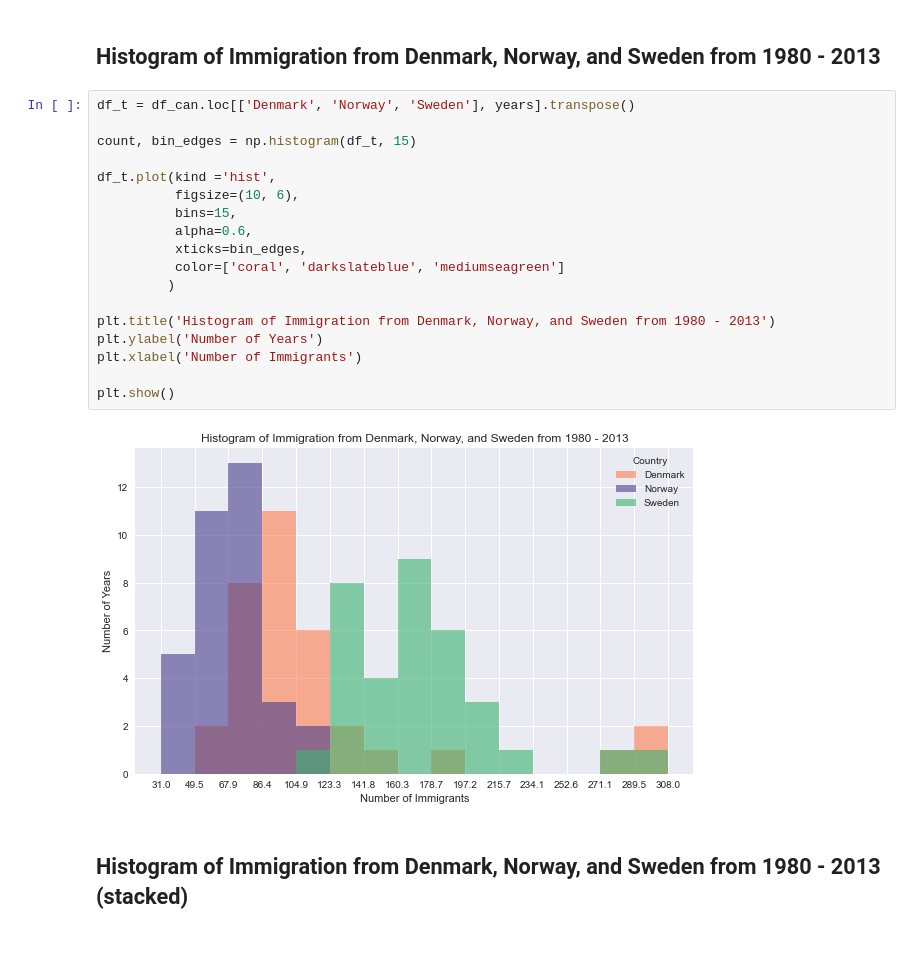
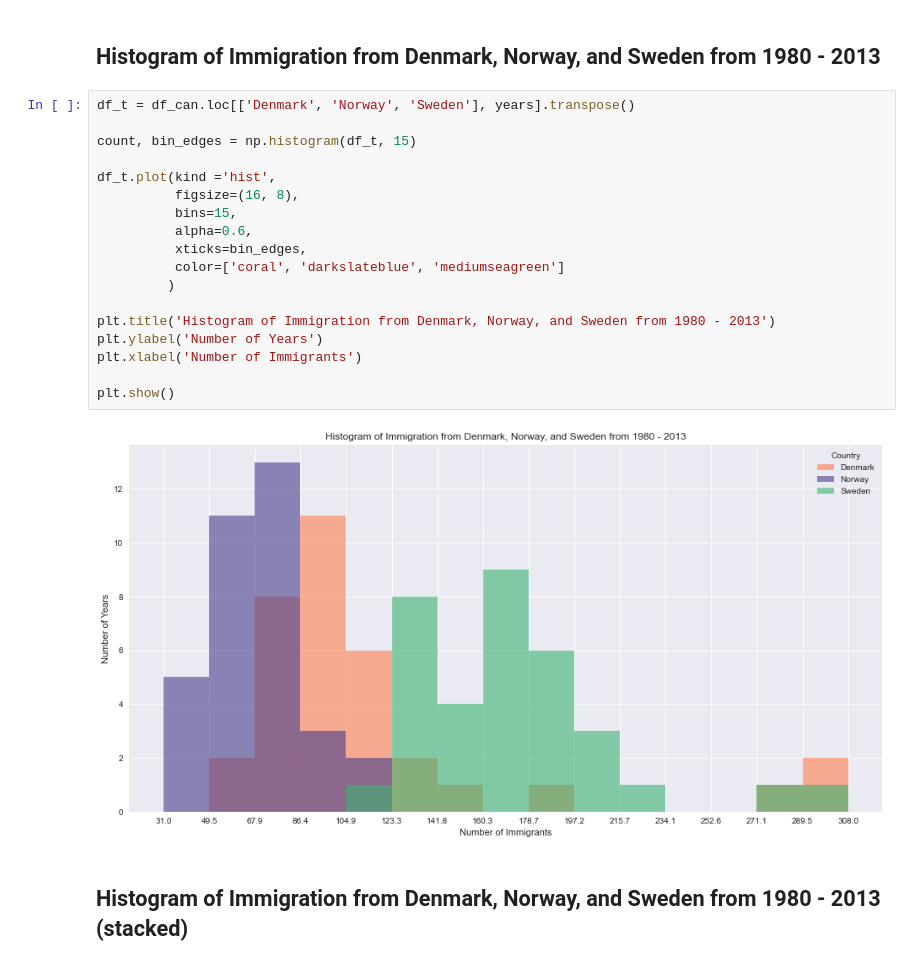
Before and after one commit to RenatoPeG/portfolio, a Jupyter notebook: Histograms/Histograms.ipynb, the cells around one changed output. Saved outputs shown, nothing was run; the diff lists cells and outputs as text.

Commit message:
Histograms

```diff
--- a/Histograms/Histograms.ipynb
+++ b/Histograms/Histograms.ipynb
@@ -59,23 +59,23 @@ mpl.style.use(['seaborn-darkgrid'])
 # %%
 df_t = df_can.loc[['Denmark', 'Norway', 'Sweden'], years].transpose()
 
 count, bin_edges = np.histogram(df_t, 15)
 
 df_t.plot(kind ='hist',
-          figsize=(10, 6),
+          figsize=(16, 8),
           bins=15,
           alpha=0.6,
           xticks=bin_edges,
           color=['coral', 'darkslateblue', 'mediumseagreen']
          )
 
 plt.title('Histogram of Immigration from Denmark, Norway, and Sweden from 1980 - 2013')
 plt.ylabel('Number of Years')
 plt.xlabel('Number of Immigrants')
 
 plt.show()
 # %% [output]
-[figure, old version]
+[figure, new version]
 # %% [markdown]
 ## Histogram of Immigration from Denmark, Norway, and Sweden from 1980 - 2013 (stacked)
 # %%
```
Also changed, not shown: parts of 2 cells of this notebook, 4 other files.
